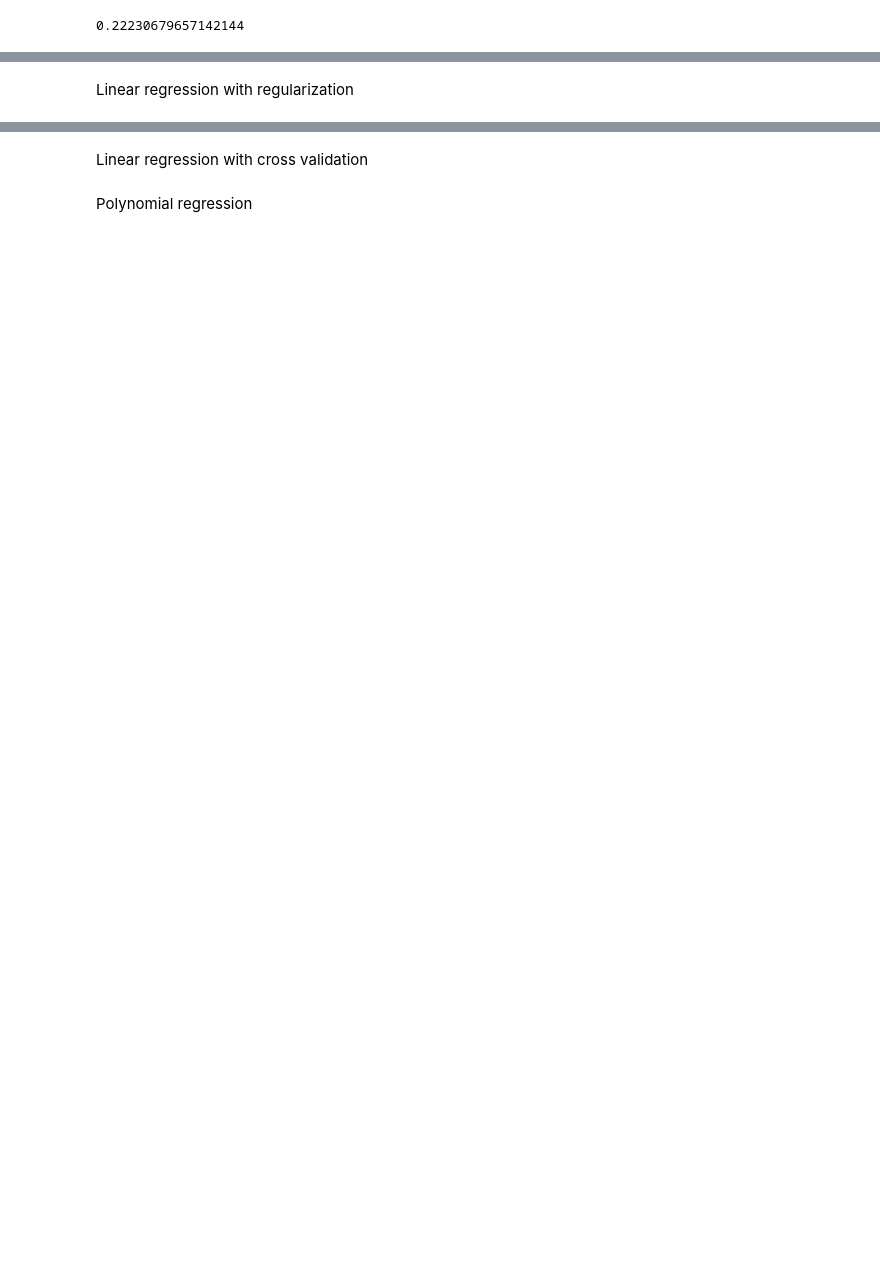
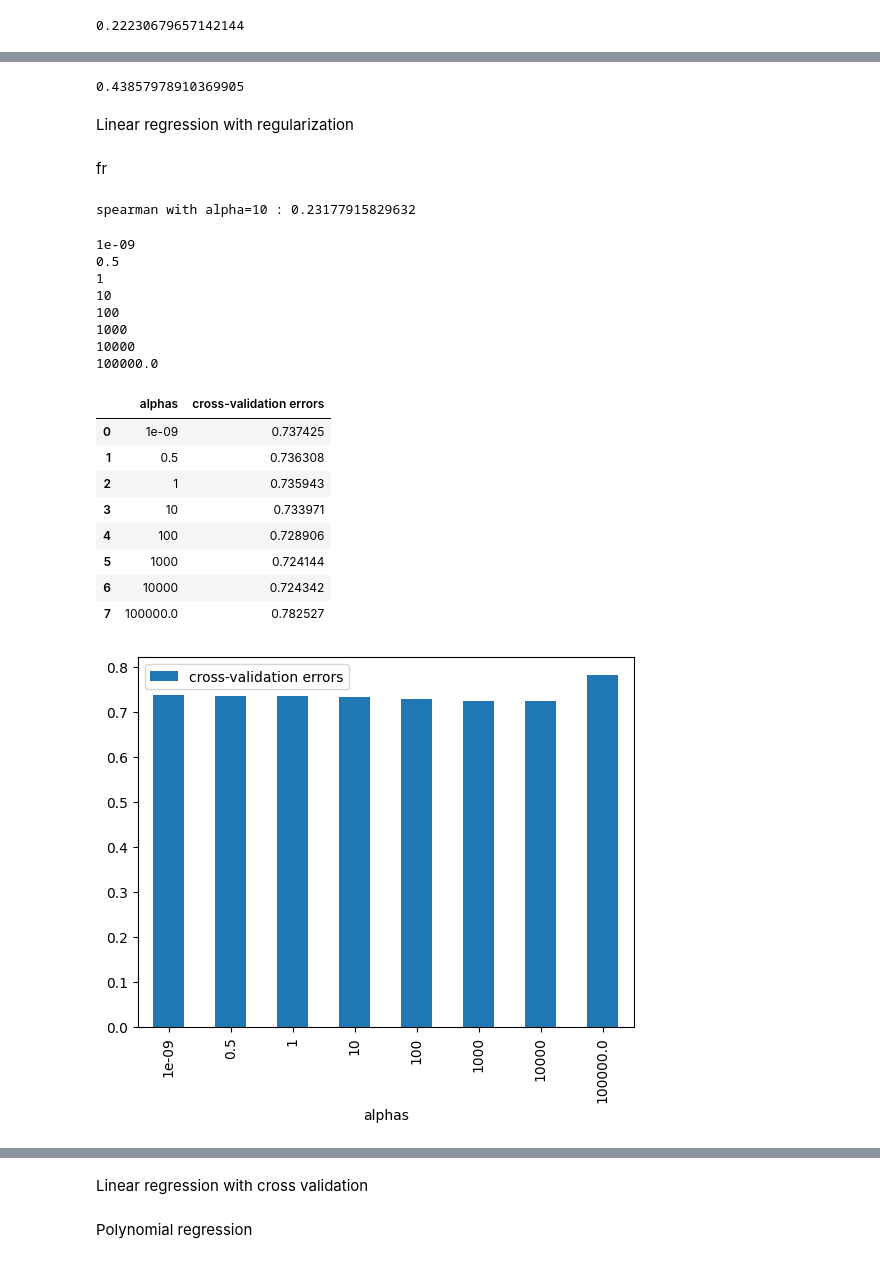
Before and after one commit to garou404/QRT-ENS-Data-Challenge-2023, a Jupyter notebook: data-separated-approach.ipynb, the cells around one changed output, grey strips where cells are left out. Saved outputs shown, nothing was run; the diff lists cells and outputs as text; code cells hidden in the pictures; blank space fills up the shorter version.

Commit message:
polynomial regression test and regularization term

```diff
--- a/data-separated-approach.ipynb
+++ b/data-separated-approach.ipynb
@@ -46,2 +114,9 @@ show_spearman_correlation(model.predict(df_X_train_fr))
+# %%
+model = LinearRegression()
+model.fit(df_X_train_de, df_y_train_de['TARGET'])
+# model.predict(df_X_train_fr)
+show_spearman_correlation(model.predict(df_X_train_de), df_y_train_de)
+# %% [output]
+0.43857978910369905
 # %% [markdown]
 Linear regression with regularization
@@ -47,0 +126,47 @@ Linear regression with regularization
+# %% [markdown]
+fr
+# %%
+model = Ridge(alpha=10)
+model.fit(df_X_train_fr, df_y_train_fr['TARGET'])
+y_predict_fr = model.predict(df_X_train_fr)
+print(f"spearman with alpha=10 : {get_spearman_cor(y_predict_fr, df_y_train_fr)}")
+# %% [output]
+spearman with alpha=10 : 0.23177915829632
+# %%
+k_fold = KFold(n_splits=5, shuffle=True, random_state=10)
+
+alphas = [1e-9, 0.5, 1, 10, 100, 1000, 10000, 1e5] #, 1e6]
+errors = []
+# alphas = [5, 10, 15, 20, 25, 30, 50, 100]
+for a in alphas:
+    print(a)
+    scores = cross_val_score(Ridge(alpha=a),
+                df_X_train_fr, df_y_train_fr, cv=k_fold,
+                scoring = 'neg_mean_squared_error')
+    errors.append(sqrt(mean(-scores) ) )
+
+# We convert x-values to string because otherwise they would
+# be to far from each other
+df_errors = pd.DataFrame({'alphas':[str(a) for a in alphas],
+                        'cross-validation errors':errors})
+ax = df_errors.plot.bar(x='alphas')
+df_errors
+# %% [output]
+1e-09
+0.5
+1
+10
+100
+1000
+10000
+100000.0
+|  | alphas | cross-validation errors |
+| 0 | 1e-09 | 0.737425 |
+| 1 | 0.5 | 0.736308 |
+| 2 | 1 | 0.735943 |
+| 3 | 10 | 0.733971 |
+| 4 | 100 | 0.728906 |
+| 5 | 1000 | 0.724144 |
+| 6 | 10000 | 0.724342 |
+| 7 | 100000.0 | 0.782527 |
+[figure, added]
```
Also changed, not shown: parts of 21 cells of this notebook, 1 other file.
